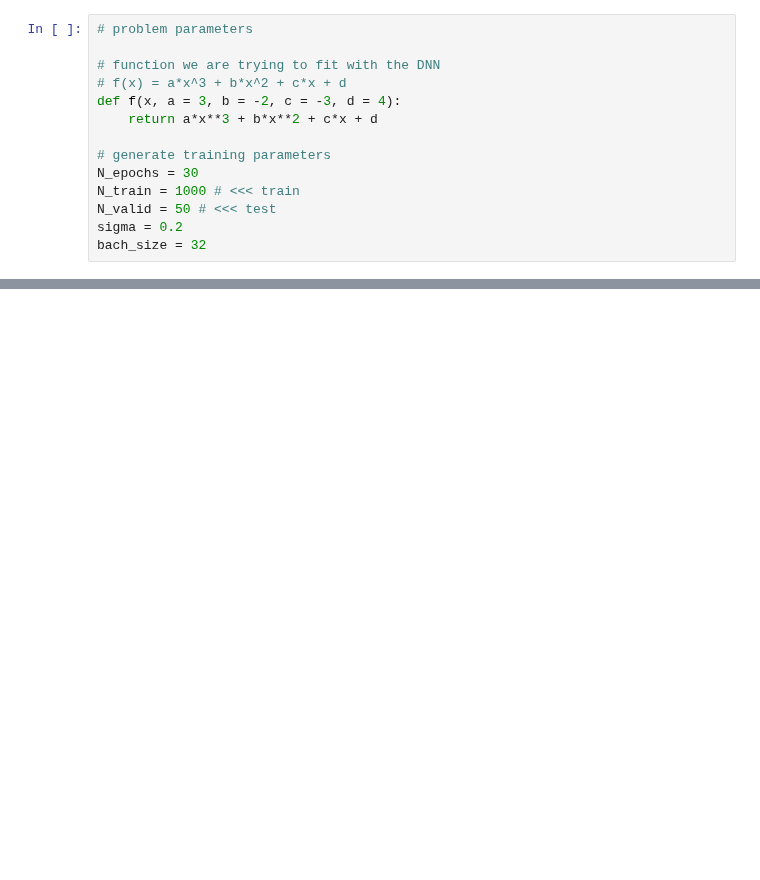
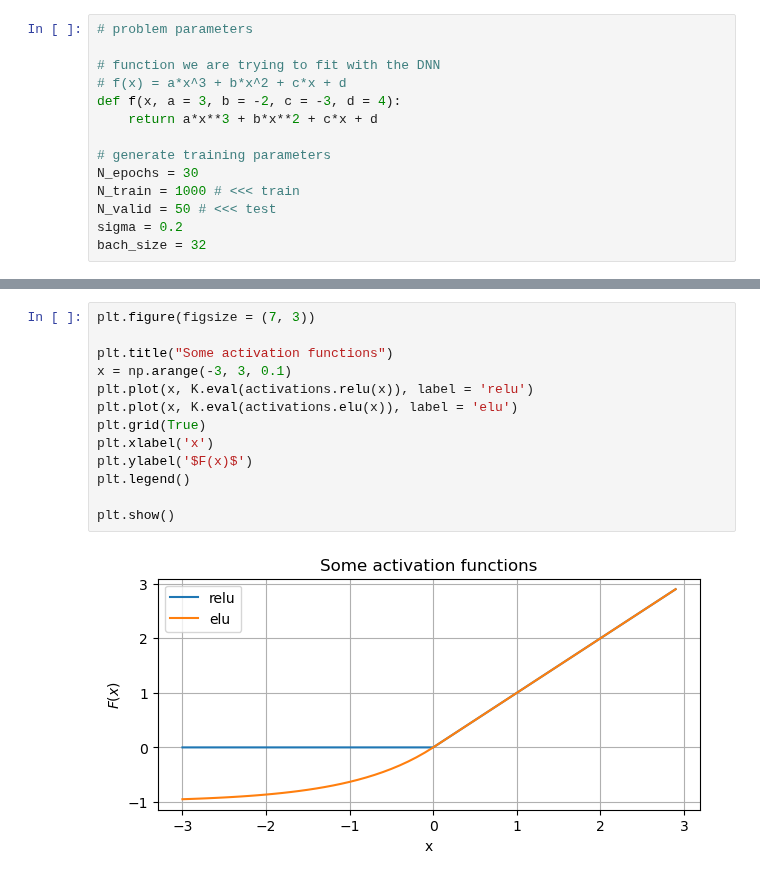
Before and after one commit to tommasoperitoree/Numerical_Simulation_Laboratory, a Jupyter notebook: LSN_11/LSN_11.2.ipynb, the cells around one changed output, grey strips where cells are left out. Saved outputs shown, nothing was run; the diff lists cells and outputs as text; blank space fills up the shorter version.

```diff
--- a/LSN_11/LSN_11.2.ipynb
+++ b/LSN_11/LSN_11.2.ipynb
@@ -188,0 +225,15 @@ plt.show()
+# %%
+plt.figure(figsize = (7, 3))
+
+plt.title("Some activation functions")
+x = np.arange(-3, 3, 0.1)
+plt.plot(x, K.eval(activations.relu(x)), label = 'relu')
+plt.plot(x, K.eval(activations.elu(x)), label = 'elu')
+plt.grid(True)
+plt.xlabel('x')
+plt.ylabel('$F(x)$')
+plt.legend()
+
+plt.show()
+# %% [output]
+[figure, added]
```
Also changed, not shown: parts of 10 cells of this notebook, 1 other file.
